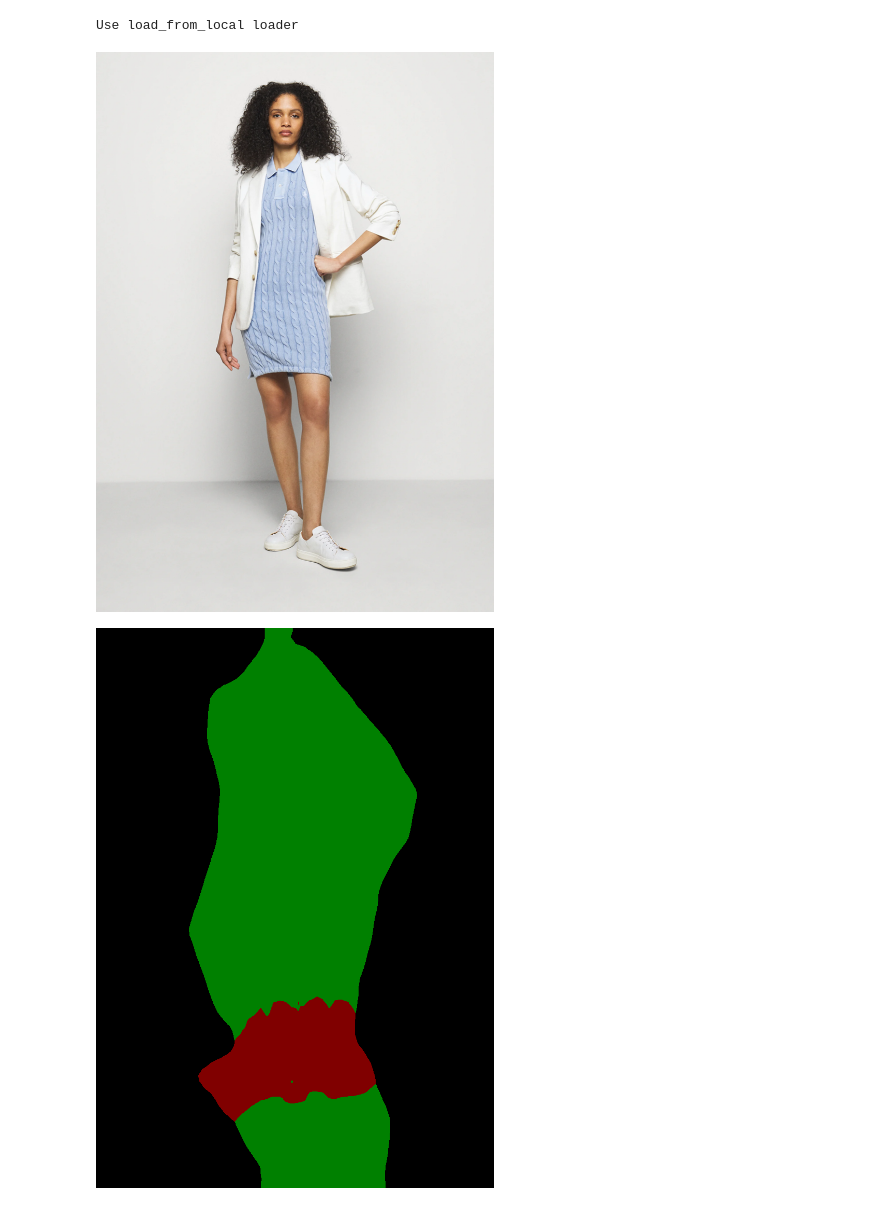
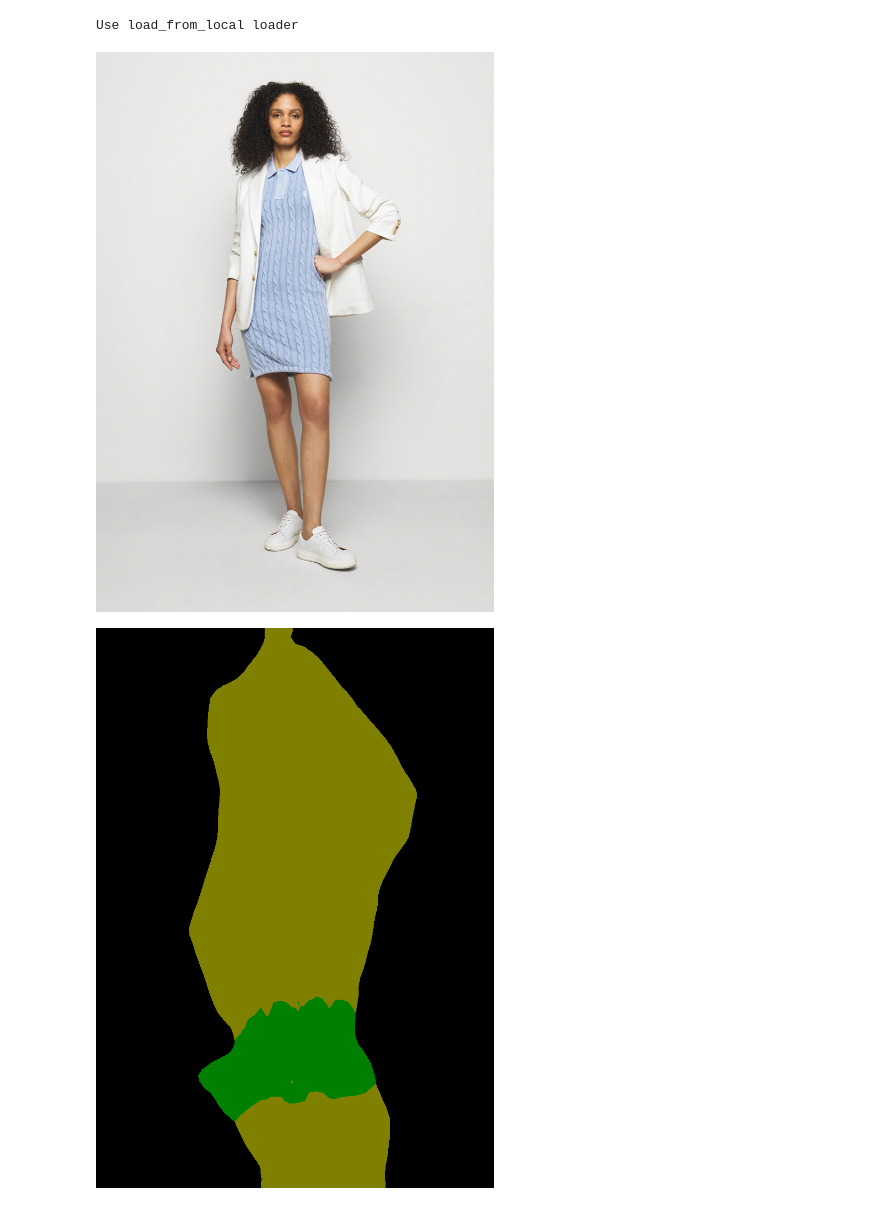
Before and after one commit to LukasHedegaard/TopFormer, a Jupyter notebook: infer.ipynb, the cells around one changed output. Drawn from its saved outputs; the diff is of its cells as text; code cells hidden in the pictures.

Commit message:
Update infer notebook

```diff
--- a/infer.ipynb
+++ b/infer.ipynb
@@ -141,21 +141,20 @@ model([image_tensor], [image_meta], return_loss=False)
 # %% [markdown]
 At 375 ms, the model is MUCH faster than U2NET.
 # %%
-model = init_segmentor(config_file, checkpoint_file, device='cpu')
-replace_sync_bn(model)
+model = init_segmentor(config_file, "runs_3class_40k/latest.pth", device='cuda:0')
 model.eval()
 img2 = mmcv.imread(image_path)
-result = inference_segmentor(model, image_path)[0]
+result = inference_segmentor(model, img2)[0]
 # %% [output]
 Use load_from_local loader
 # %%
 # Let's inspect the results
 output_img = Image.fromarray(result.astype("uint8"), mode="L")
 if do_palette:
-    output_img.putpalette(get_palette(4))
+    output_img.putpalette([0, 0, 0, 0, 128, 0, 128, 128, 0, 128, 0, 0, ])
 
 display(img)
 display(output_img)
 # %% [output]
 [figure]
-[figure, old version]
+[figure, new version]
```
Also changed, not shown: parts of 4 cells of this notebook.
